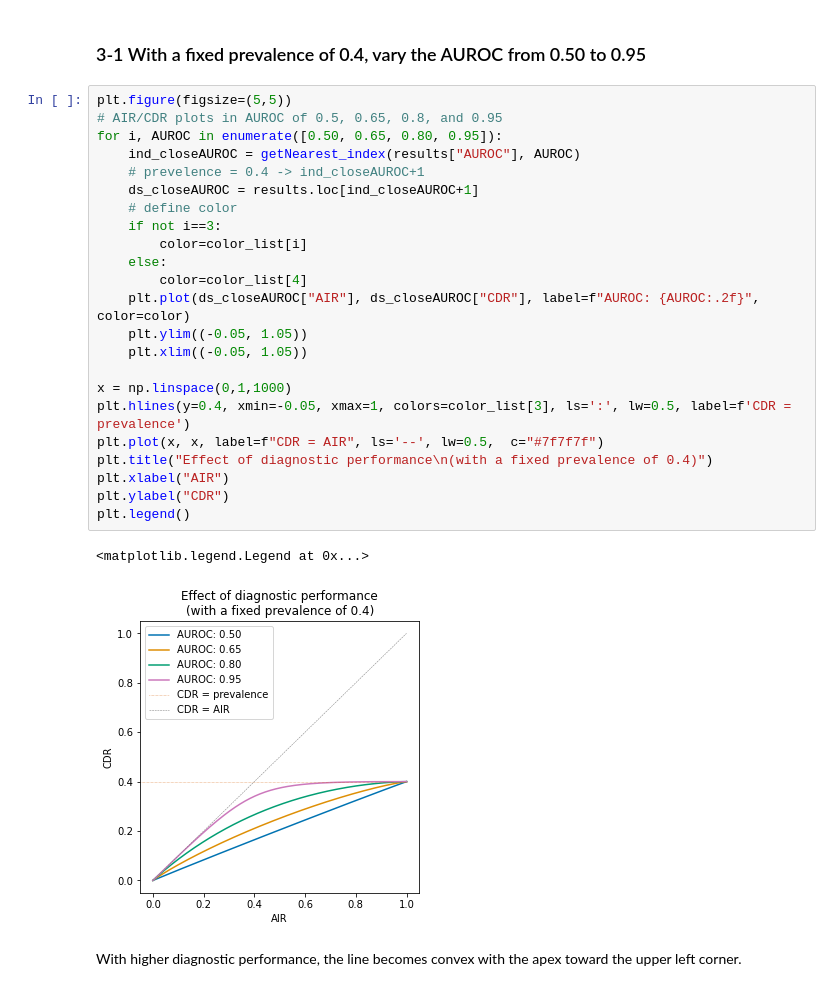
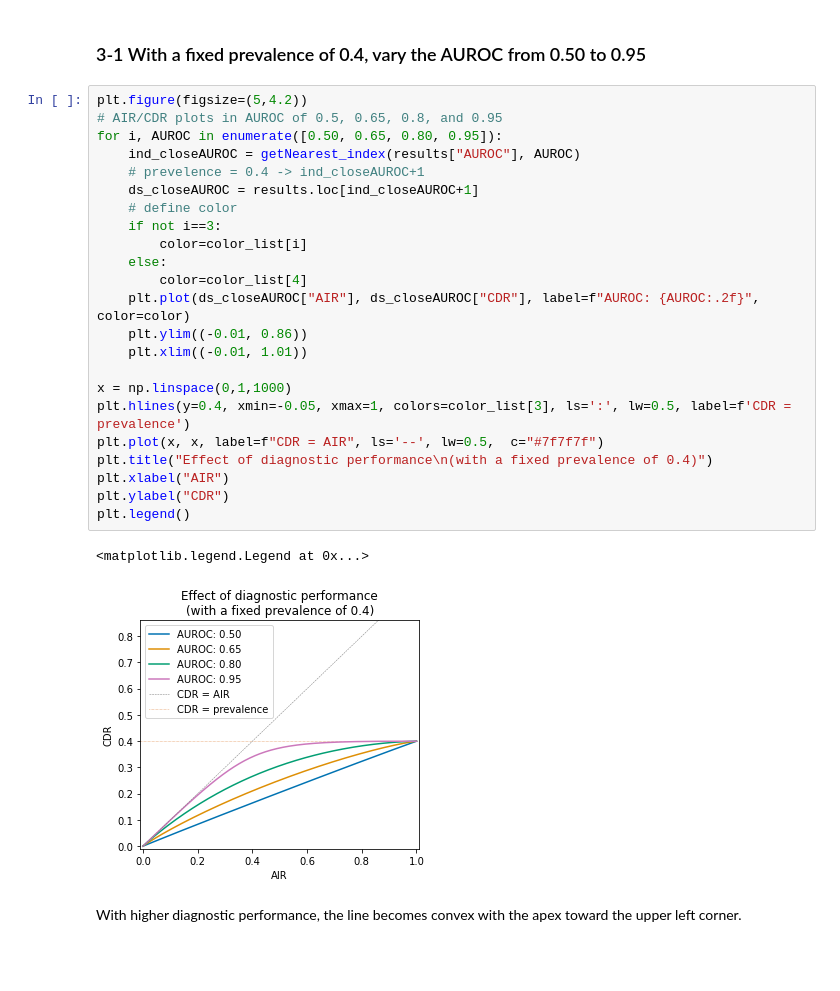
Before and after one commit to hnakai17/Performance_metrics_ProstateMRI, a Jupyter notebook: Simulation.ipynb, the cells around one changed output. Saved outputs shown, nothing was run; the diff lists cells and outputs as text; blank space fills up the shorter version.

```diff
--- a/Simulation.ipynb
+++ b/Simulation.ipynb
@@ -273,31 +273,31 @@ def getNearest_index(ds, num):
 # %% [markdown]
 ### 3-1 With a fixed prevalence of 0.4, vary the AUROC from 0.50 to 0.95
 # %%
-plt.figure(figsize=(5,5))
+plt.figure(figsize=(5,4.2))
 # AIR/CDR plots in AUROC of 0.5, 0.65, 0.8, and 0.95
 for i, AUROC in enumerate([0.50, 0.65, 0.80, 0.95]):
     ind_closeAUROC = getNearest_index(results["AUROC"], AUROC)
     # prevelence = 0.4 -> ind_closeAUROC+1
     ds_closeAUROC = results.loc[ind_closeAUROC+1]
     # define color
     if not i==3:
         color=color_list[i]
     else:
         color=color_list[4]
     plt.plot(ds_closeAUROC["AIR"], ds_closeAUROC["CDR"], label=f"AUROC: {AUROC:.2f}", color=color)
-    plt.ylim((-0.05, 1.05))
-    plt.xlim((-0.05, 1.05))
+    plt.ylim((-0.01, 0.86))
+    plt.xlim((-0.01, 1.01))
 
 x = np.linspace(0,1,1000)
 plt.hlines(y=0.4, xmin=-0.05, xmax=1, colors=color_list[3], ls=':', lw=0.5, label=f'CDR = prevalence')
 plt.plot(x, x, label=f"CDR = AIR", ls='--', lw=0.5,  c="#7f7f7f")
 plt.title("Effect of diagnostic performance\n(with a fixed prevalence of 0.4)")
 plt.xlabel("AIR")
 plt.ylabel("CDR")
 plt.legend()
 # %% [output]
 <matplotlib.legend.Legend at 0x...>
-[figure, old version]
+[figure, new version]
 # %% [markdown]
 With higher diagnostic performance, the line becomes convex with the apex toward the upper left corner.
 # %% [markdown]
```
Also changed, not shown: parts of 2 cells of this notebook.
